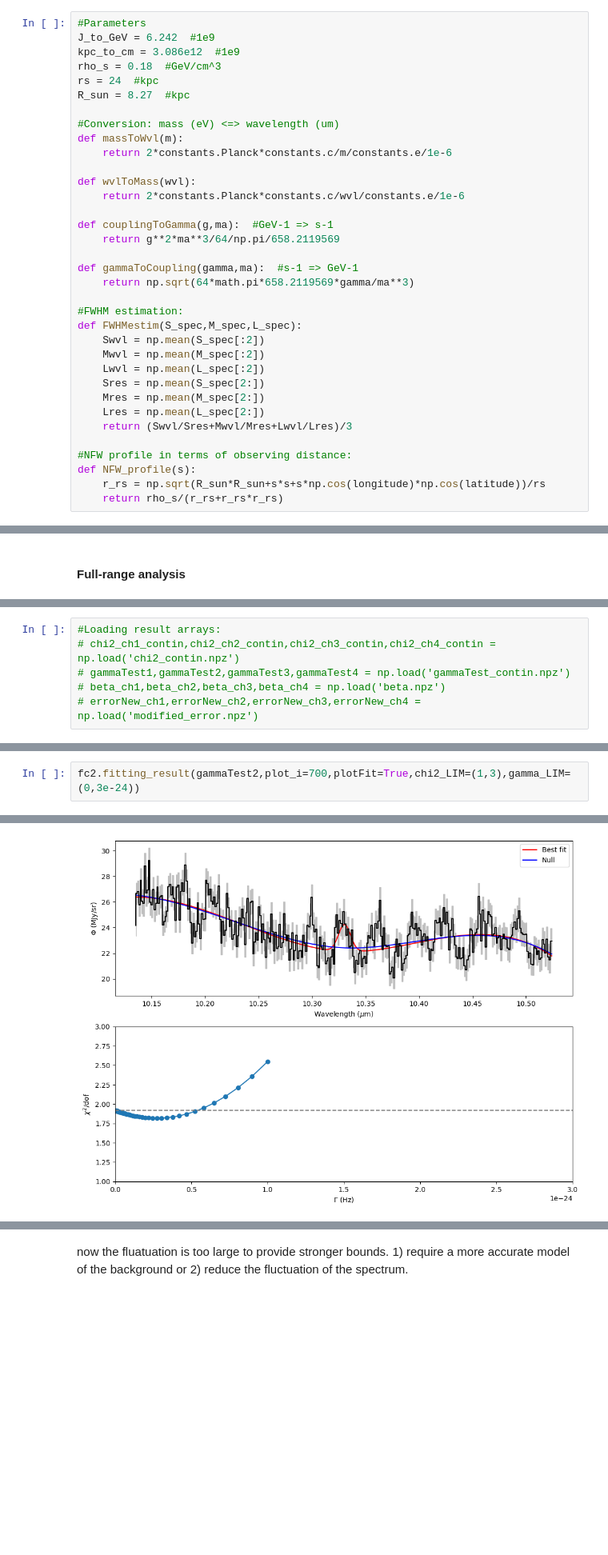
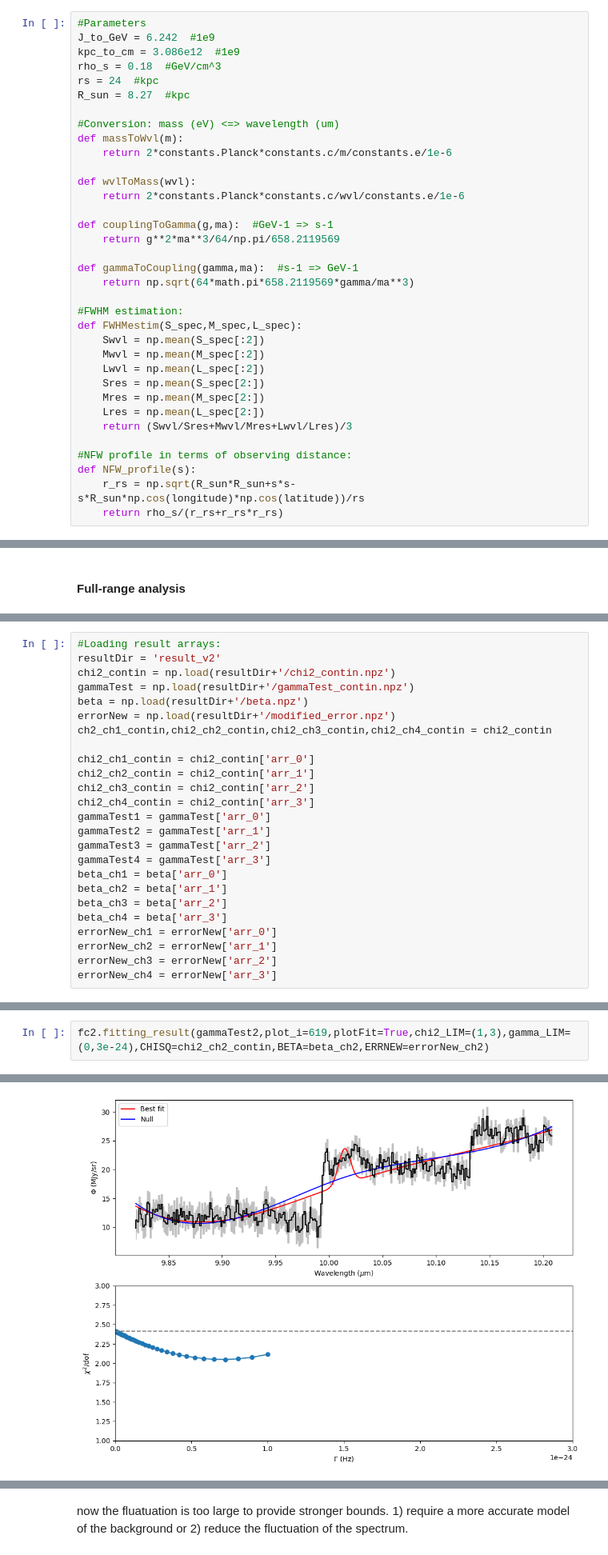
Before and after one commit to Timwong313/axionJWST_2024, a Jupyter notebook: TCha_analysis/TCha_dataAn.ipynb, the cells around one changed output, grey strips where cells are left out. Shown at 80% size. Saved outputs shown, nothing was run; the diff lists cells and outputs as text; blank space fills up the shorter version.

Commit message:
feat+fix (24/7/2024):
Add the function to plot analysis results with read data. Correct the
equation for calculating DM column density.

```diff
--- a/TCha_analysis/TCha_dataAn.ipynb
+++ b/TCha_analysis/TCha_dataAn.ipynb
@@ -299,7 +300,7 @@ def FWHMestim(S_spec,M_spec,L_spec):
 
 #NFW profile in terms of observing distance:
 def NFW_profile(s):
-    r_rs = np.sqrt(R_sun*R_sun+s*s+s*np.cos(longitude)*np.cos(latitude))/rs
+    r_rs = np.sqrt(R_sun*R_sun+s*s-s*R_sun*np.cos(longitude)*np.cos(latitude))/rs
     return rho_s/(r_rs+r_rs*r_rs)
 # %%
 massArr_ch1 = wvlToMass(wvl_ch1_ct)
@@ -843,9 +854,28 @@ Duration:  84.76215399901072  [min]
 # %%
 #Loading result arrays:
-# chi2_ch1_contin,chi2_ch2_contin,chi2_ch3_contin,chi2_ch4_contin = np.load('chi2_contin.npz')
-# gammaTest1,gammaTest2,gammaTest3,gammaTest4 = np.load('gammaTest_contin.npz')
-# beta_ch1,beta_ch2,beta_ch3,beta_ch4 = np.load('beta.npz')
-# errorNew_ch1,errorNew_ch2,errorNew_ch3,errorNew_ch4 = np.load('modified_error.npz')
+resultDir = 'result_v2'
+chi2_contin = np.load(resultDir+'/chi2_contin.npz')
+gammaTest = np.load(resultDir+'/gammaTest_contin.npz')
+beta = np.load(resultDir+'/beta.npz')
+errorNew = np.load(resultDir+'/modified_error.npz')
+ch2_ch1_contin,chi2_ch2_contin,chi2_ch3_contin,chi2_ch4_contin = chi2_contin
+
+chi2_ch1_contin = chi2_contin['arr_0']
+chi2_ch2_contin = chi2_contin['arr_1']
+chi2_ch3_contin = chi2_contin['arr_2']
+chi2_ch4_contin = chi2_contin['arr_3']
+gammaTest1 = gammaTest['arr_0']
+gammaTest2 = gammaTest['arr_1']
+gammaTest3 = gammaTest['arr_2']
+gammaTest4 = gammaTest['arr_3']
+beta_ch1 = beta['arr_0']
+beta_ch2 = beta['arr_1']
+beta_ch3 = beta['arr_2']
+beta_ch4 = beta['arr_3']
+errorNew_ch1 = errorNew['arr_0']
+errorNew_ch2 = errorNew['arr_1']
+errorNew_ch3 = errorNew['arr_2']
+errorNew_ch4 = errorNew['arr_3']
 # %%
 #Extract bound
 massArr_ch1_bd = wvlToMass(fc1.wvl_bd)
@@ -932,5 +965,5 @@ chi2 = 376.9500954426792 N = 5.44722581340245
 # %%
-fc2.fitting_result(gammaTest2,plot_i=700,plotFit=True,chi2_LIM=(1,3),gamma_LIM=(0,3e-24))
+fc2.fitting_result(gammaTest2,plot_i=619,plotFit=True,chi2_LIM=(1,3),gamma_LIM=(0,3e-24),CHISQ=chi2_ch2_contin,BETA=beta_ch2,ERRNEW=errorNew_ch2)
 # %% [output]
 [figure]
 Significant detection:
@@ -947,7 +980,7 @@ N = 7.10 at (λ_0,i) = ('8.68', 278)
 N = 5.69 at (λ_0,i) = ('9.00', 360)
 ... (8 lines left out)
 N = 7.31 at (λ_0,i) = ('10.03', 623)
 N = 5.51 at (λ_0,i) = ('10.33', 700)
 Strongest detection:
 N = 11.23 at (λ_0,i) = ('8.67', 273)
-[figure, old version]
+[figure, new version]
```
Also changed, not shown: parts of 23 cells of this notebook.
